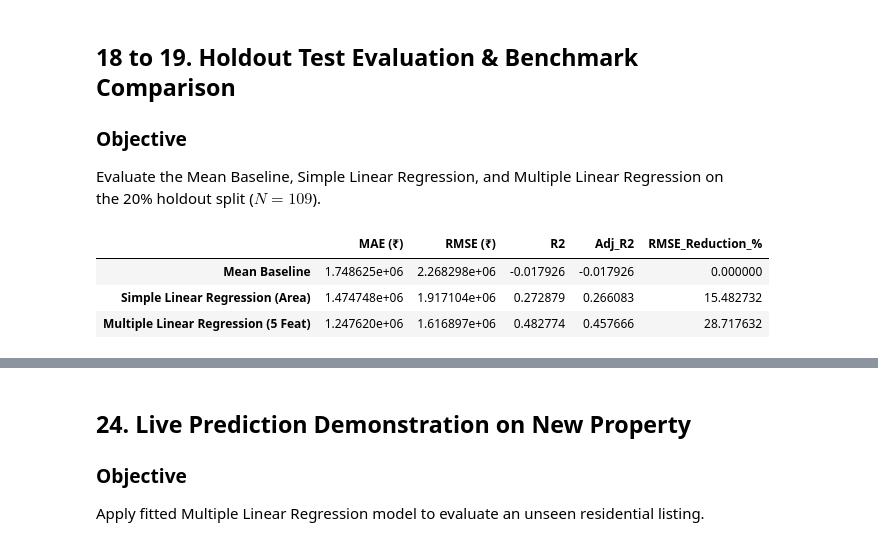
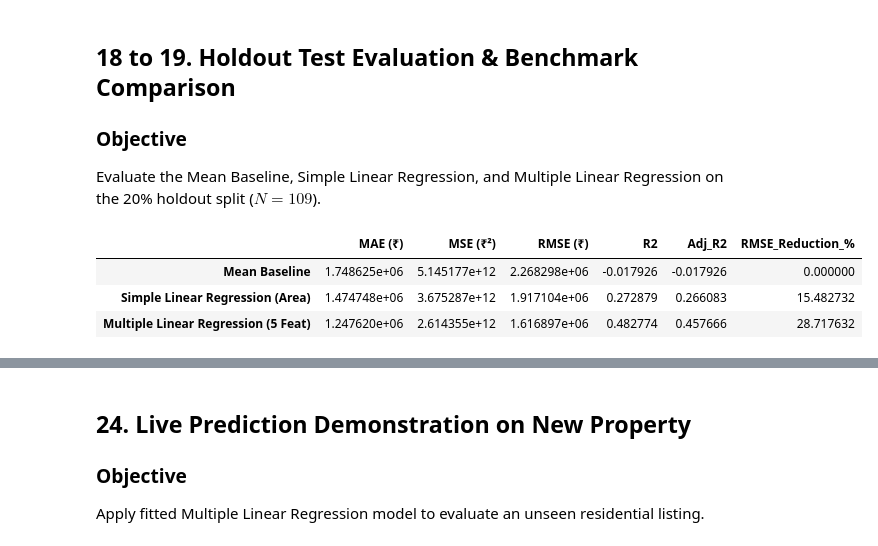
Before and after one commit to maddrghule22/Activity1-Multiple-Linear-Regression-AD3158, a Jupyter notebook: Activity1_Multiple_Linear_Regression.ipynb, the cells around one changed output, grey strips where cells are left out. Drawn from its saved outputs; the diff is of its cells as text; code cells hidden in the pictures.

Commit message:
docs: add MSE to comparison table, refine Durbin-Watson interpretation, and expand 6-observation manual residual worksheet

```diff
--- a/Activity1_Multiple_Linear_Regression.ipynb
+++ b/Activity1_Multiple_Linear_Regression.ipynb
@@ -334,33 +334,33 @@ Evaluate the Mean Baseline, Simple Linear Regression, and Multiple Linear Regres
 # %%
 def evaluate_model(y_true, y_pred, p=1):
     n = len(y_true)
     mae = mean_absolute_error(y_true, y_pred)
     mse = mean_squared_error(y_true, y_pred)
     rmse = np.sqrt(mse)
     r2 = r2_score(y_true, y_pred)
     adj_r2 = 1.0 - ((1.0 - r2) * (n - 1) / (n - p - 1)) if n - p - 1 > 0 else r2
-    return {'MAE (₹)': mae, 'RMSE (₹)': rmse, 'R2': r2, 'Adj_R2': adj_r2}
+    return {'MAE (₹)': mae, 'MSE (₹²)': mse, 'RMSE (₹)': rmse, 'R2': r2, 'Adj_R2': adj_r2}
 
 # Baseline
 y_base = np.full(len(y_test), y_train.mean())
 base_res = evaluate_model(y_test, y_base, p=0)
 
 # SLR
 y_slr = slr_model.predict(X_test[['area']])
 slr_res = evaluate_model(y_test, y_slr, p=1)
 
 # MLR
 y_mlr = mlr_model.predict(X_test)
 mlr_res = evaluate_model(y_test, y_mlr, p=X_test.shape[1])
 
 comparison = pd.DataFrame([base_res, slr_res, mlr_res], index=['Mean Baseline', 'Simple Linear Regression (Area)', 'Multiple Linear Regression (5 Feat)'])
 comparison['RMSE_Reduction_%'] = (1 - comparison['RMSE (₹)'] / base_res['RMSE (₹)']) * 100
 comparison
 # %% [output]
-|  | MAE (₹) | RMSE (₹) | R2 | Adj_R2 | RMSE_Reduction_% |
-| Mean Baseline | 1.748625e+06 | 2.268298e+06 | -0.017926 | -0.017926 | 0.000000 |
-| Simple Linear Regression (Area) | 1.474748e+06 | 1.917104e+06 | 0.272879 | 0.266083 | 15.482732 |
-| Multiple Linear Regression (5 Feat) | 1.247620e+06 | 1.616897e+06 | 0.482774 | 0.457666 | 28.717632 |
+|  | MAE (₹) | MSE (₹²) | RMSE (₹) | R2 | Adj_R2 | RMSE_Reduction_% |
+| Mean Baseline | 1.748625e+06 | 5.145177e+12 | 2.268298e+06 | -0.017926 | -0.017926 | 0.000000 |
+| Simple Linear Regression (Area) | 1.474748e+06 | 3.675287e+12 | 1.917104e+06 | 0.272879 | 0.266083 | 15.482732 |
+| Multiple Linear Regression (5 Feat) | 1.247620e+06 | 2.614355e+12 | 1.616897e+06 | 0.482774 | 0.457666 | 28.717632 |
 # %% [markdown]
 ## 20 to 23. Residual Diagnostics, VIF & Gauss-Markov Assumptions
 
```
Also changed, not shown: parts of 3 cells of this notebook, 2 other files.
